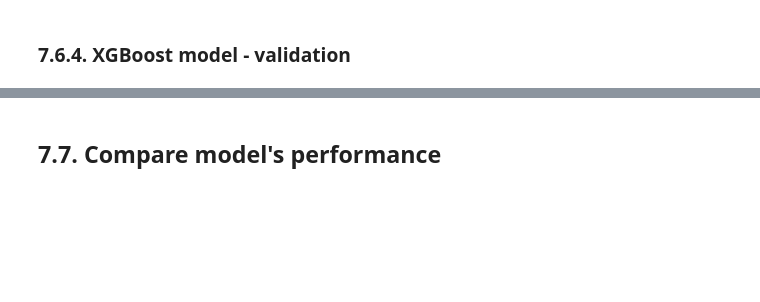
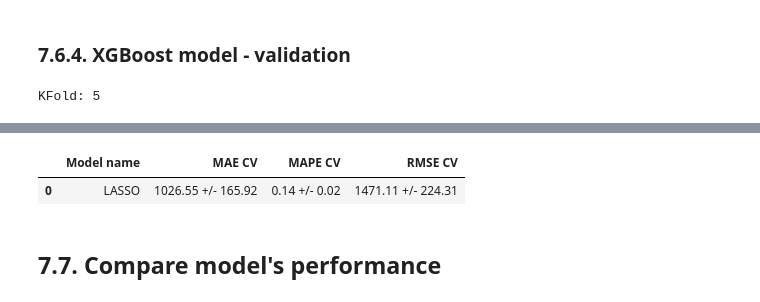
Before and after one commit to pedropscf/1-Rossman-Sales-Prediction, a Jupyter notebook: m05_vid01_store_sales_prediction.ipynb, the cells around one changed output, grey strips where cells are left out. Saved outputs shown, nothing was run; the diff lists cells and outputs as text; code cells hidden in the pictures; blank space fills up the shorter version.

```diff
--- a/m05_vid01_store_sales_prediction.ipynb
+++ b/m05_vid01_store_sales_prediction.ipynb
@@ -1154,4 +1172,7 @@ xgboost_model = xgb.XGBRegressor(objective='reg:squarederror',
                              colsample_bytee=0.9,
                              n_jobs=-1, random_state=42)
 
-xgboost_validation = cross_validation(x_training, 5, 'LASSO', xgboost_model)
+xgboost_validation = cross_validation(x_training, 5, 'XGBoost model', xgboost_model)
+xgboost_validation
+# %% [output]
+KFold: 5
@@ -1158,3 +1193,5 @@ xgboost_validation = cross_validation(x_training, 5, 'LASSO', xgboost_model)
+|  | Model name | MAE CV | MAPE CV | RMSE CV |
+| 0 | LASSO | 1026.55 +/- 165.92 | 0.14 +/- 0.02 | 1471.11 +/- 224.31 |
 # %% [markdown]
 ## 7.7. Compare model's performance
 # %%
```
Also changed, not shown: parts of 13 cells of this notebook.
